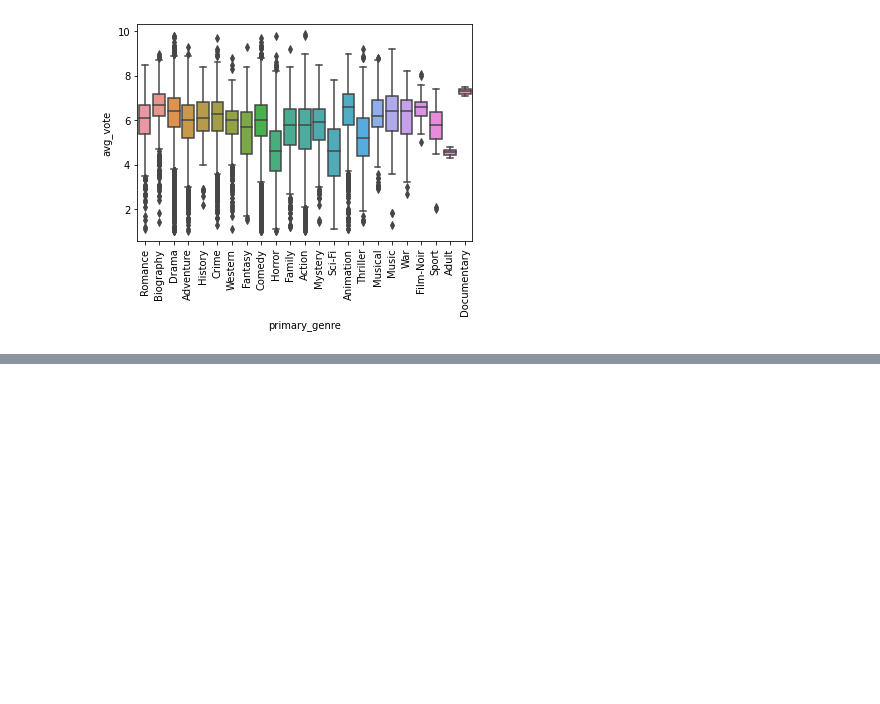
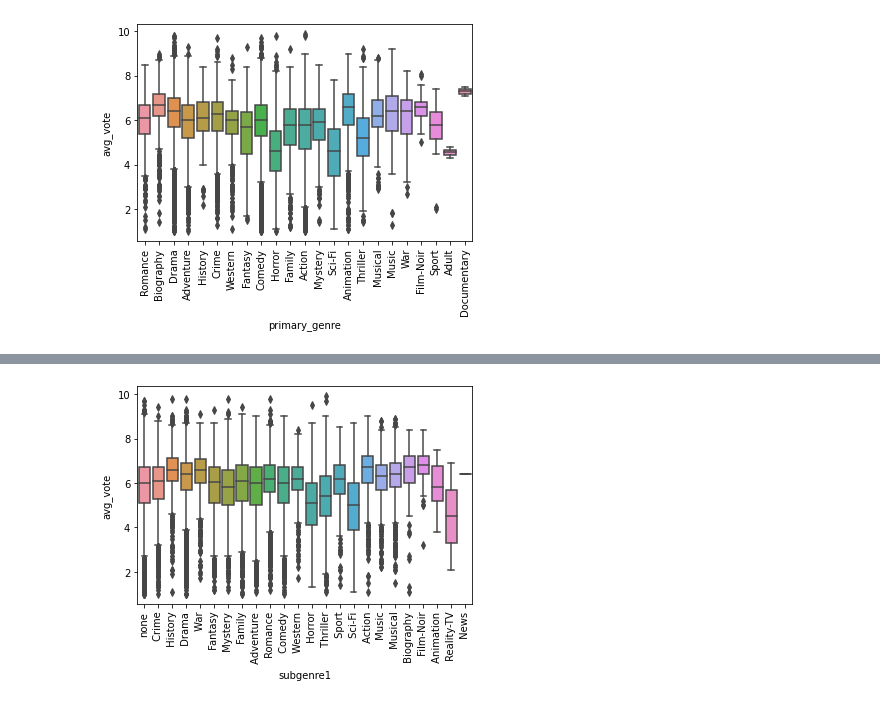
Before and after one commit to gspahlin/Movie_metric_predictor, a Jupyter notebook: Movie_predictor.ipynb, the cells around one changed output, grey strips where cells are left out. Cells and saved outputs as stored; diff of their text form; code cells hidden in the pictures; blank space fills up the shorter version.

```diff
--- a/Movie_predictor.ipynb
+++ b/Movie_predictor.ipynb
@@ -182,0 +200,8 @@ plt.show()
+# %%
+#boxplots with secondary genre
+
+sns.boxplot(x='subgenre1', y='avg_vote', data = movs_df)
+plt.xticks(rotation = 90)
+plt.show()
+# %% [output]
+[figure, added]
```
Also changed, not shown: parts of 18 cells of this notebook.
